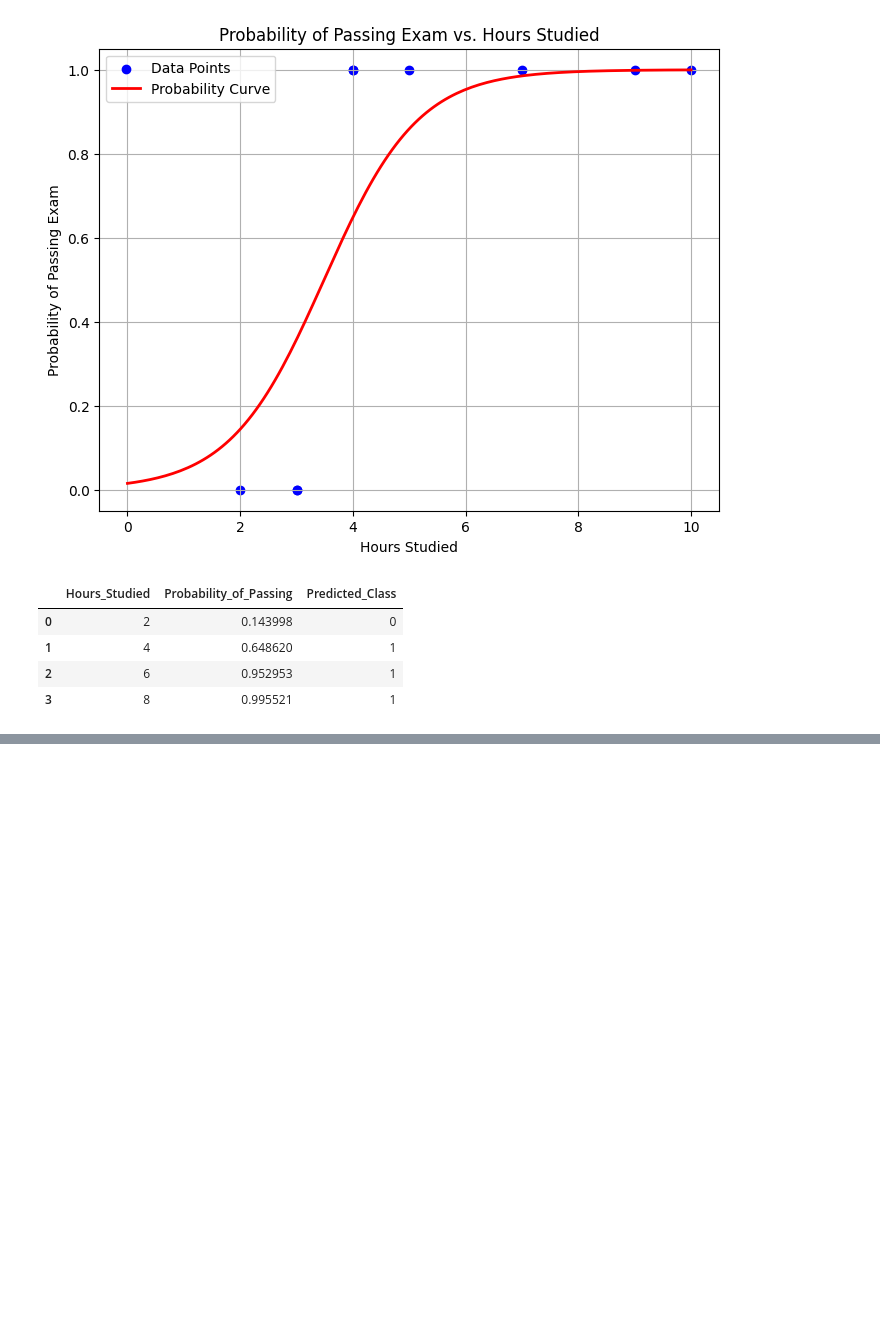
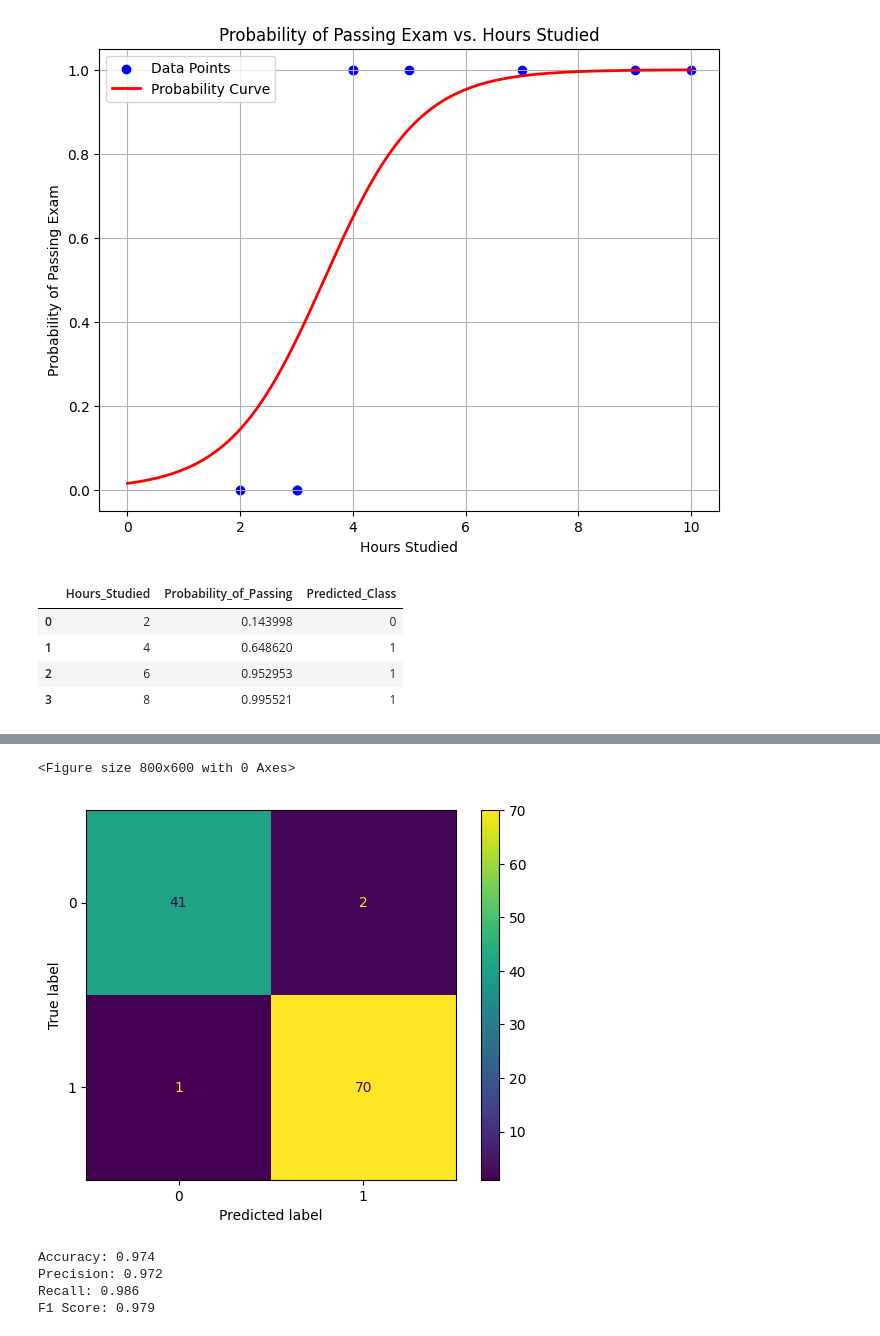
Before and after one commit to MuizSarwar/learnML, a Jupyter notebook: (Simple)Logistic_Regression.ipynb, the cells around one changed output, grey strips where cells are left out. Drawn from its saved outputs; the diff is of its cells as text; code cells hidden in the pictures; blank space fills up the shorter version.

Commit message:
Logistic regression on the breast cancer dataset.

```diff
--- a/(Simple)Logistic_Regression.ipynb
+++ b/(Simple)Logistic_Regression.ipynb
@@ -98,3 +99,9 @@ example_result_df
 | 1 | 4 | 0.648620 | 1 |
 | 2 | 6 | 0.952953 | 1 |
 | 3 | 8 | 0.995521 | 1 |
+# %%
+#load data from dataset and create DataFrame:
+data = load_breast_cancer()
+df = pd.DataFrame(data.data, columns=data.feature_names)
+df['target'] = data.target
+df.head()
@@ -100,0 +116,17 @@ example_result_df
+# %%
+#Train Test Split and scaled :
+X = df.drop('target', axis=1)
+y = df['target']
+X_train, X_test, y_train, y_test = train_test_split(X, y, test_size=0.2, random_state=42)
+
+scaler = StandardScaler()
+X_train_scaled = scaler.fit_transform(X_train)
+X_test_scaled = scaler.transform(X_test)
+# %%
+#Train Logistic regression on the scaled data
+clf = LogisticRegression(max_iter=100)
+clf.fit(X_train_scaled, y_train)
+y_test_pred = clf.predict(X_test_scaled)
+y_test_proba = clf.predict_proba(X_test_scaled)[:, 1]
+
+print(f"Models Accuracy: {accuracy_score(y_test, y_test_pred):.3f}")
@@ -100,0 +157,26 @@ example_result_df
+# %%
+#confusion matrix visualization :
+plt.figure(figsize=(8, 6))
+ConfusionMatrixDisplay.from_predictions(
+    y_test, y_test_pred
+)
+plt.show()
+# %% [output]
+<Figure size 800x600 with 0 Axes>
+[figure, added]
+# %%
+#Basic matrics at default threshold (0.5)
+acc = accuracy_score(y_test, y_test_pred)
+prec = precision_score(y_test, y_test_pred)
+rec = recall_score(y_test, y_test_pred)
+f1 = f1_score(y_test, y_test_pred)
+
+print(f"Accuracy: {acc:.3f}")
+print(f"Precision: {prec:.3f}")
+print(f"Recall: {rec:.3f}")
+print(f"F1 Score: {f1:.3f}")
+# %% [output]
+Accuracy: 0.974
+Precision: 0.972
+Recall: 0.986
+F1 Score: 0.979
```
Also changed, not shown: parts of 7 cells of this notebook.
